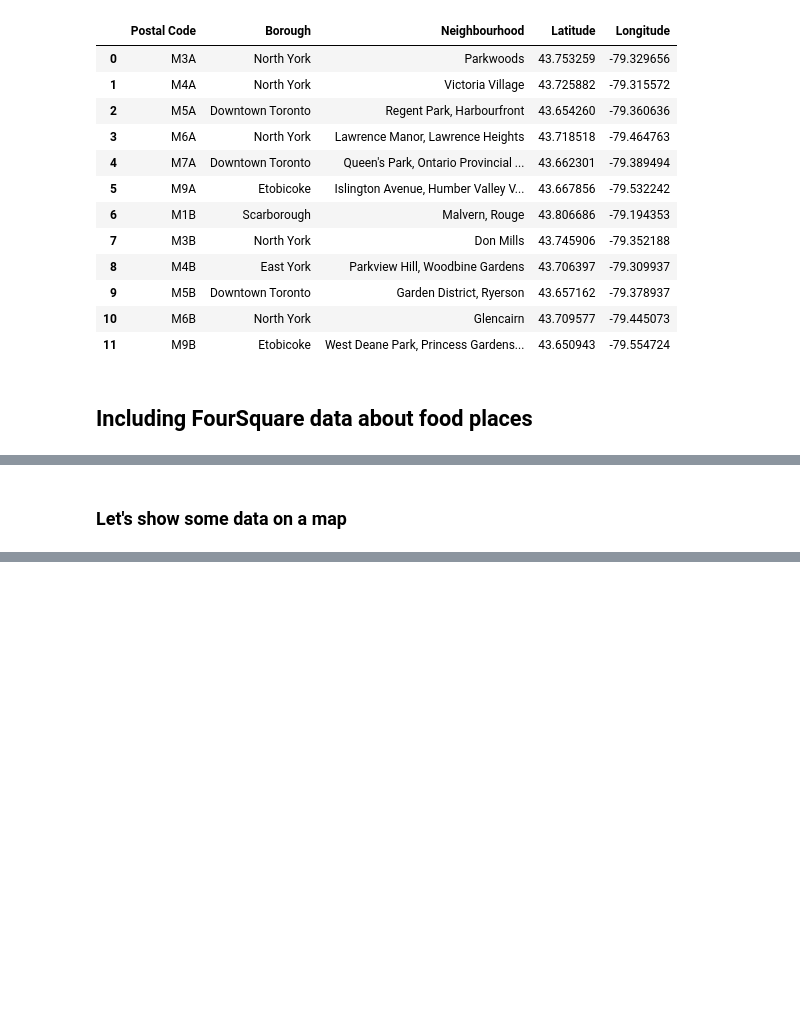
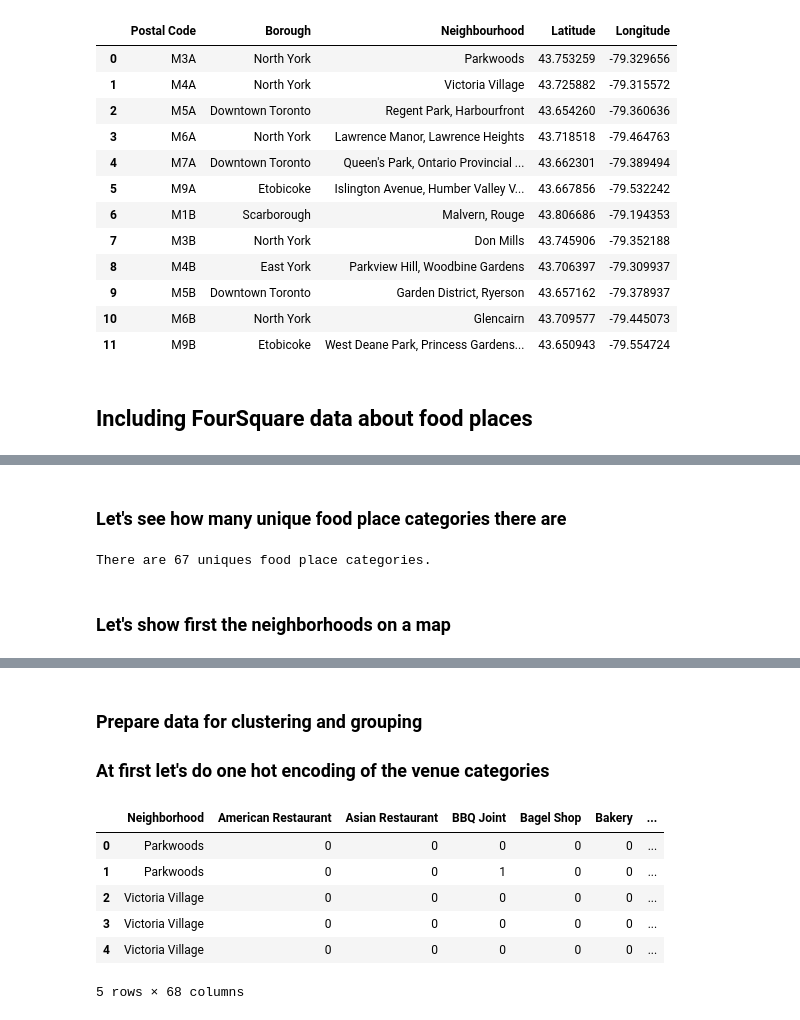
Before and after one commit to vesas/Coursera_Capstone, a Jupyter notebook: toronto_neighborhoods.ipynb, the cells around one changed output, grey strips where cells are left out. Cells and saved outputs as stored; diff of their text form; code cells hidden in the pictures; blank space fills up the shorter version.

```diff
--- a/toronto_neighborhoods.ipynb
+++ b/toronto_neighborhoods.ipynb
@@ -6,11 +11,15 @@
 ### Fetching and cleaning data
 # %%
 import pandas as pd
+import numpy as np
 
-page_content_list = pd.read_html("https://en.wikipedia.org/wiki/List_of_postal_codes_of_Canada:_M")
+#page_content_list = pd.read_html("https://en.wikipedia.org/wiki/List_of_postal_codes_of_Canada:_M")
 
 # Page contains several tables, let's access the first one
-df = page_content_list[0]
+#df = page_content_list[0]
+
+# During development to make things more reliable I had saved the resulting data into a CSV file
+df = pd.read_csv("postal_codes.csv")
 
 # let's look at the data we got
 print("df shape: " + str(df.shape))
@@ -107,6 +116,7 @@ CATEGORIES = FOOD_CATEGORY
 # %%
 
 import requests
+import json
 
 def getNearbyVenues(names, latitudes, longitudes, radius=500):
 
@@ -114,6 +124,7 @@ def getNearbyVenues(names, latitudes, longitudes, radius=500):
     for name, lat, lng in zip(names, latitudes, longitudes):
         print(name)
 
+        '''
         # create the API request URL
         url = 'https://api.foursquare.com/v2/venues/explore?&client_id={}&client_secret={}&v={}&ll={},{}&radius={}&categoryId={}&limit={}'.format(
             CLIENT_ID,
@@ -127,7 +138,18 @@ def getNearbyVenues(names, latitudes, longitudes, radius=500):
 
         # make the GET request
         json_res = requests.get(url).json()
+        '''
+
+        # The same here, during development to make things more reliable the resulting JSON was saved into a file for each neighborhood
+        #
+        # To fetch the data from Foursquare just uncomment the above code block and comment out the following 3 lines
+        #
+        f = open("venues_" + name.replace(",", "_") + ".txt", "r")
+        json_res = json.load(f)
+        f.close()
+
         #print( "json_res: " + str(json_res))
+
         results = json_res["response"]['groups'][0]['items']
         #print("results: " + str(results))
 
@@ -202,5 +218,11 @@ Mimico NW, The Queensway West, South of Bloor, Kingsway Park South West, Royal Y
+# %% [markdown]
+### Let's see how many unique food place categories there are
+# %%
+print('There are {} uniques food place categories.'.format(len(nearby_venues_df['Venue Category'].unique())))
+# %% [output]
+There are 67 uniques food place categories.
 # %% [markdown]
-### Let's show some data on a map
+### Let's show first the neighborhoods on a map
 # %%
 import folium
 
@@ -226,3 +248,28 @@ for lat, lng, borough, neighborhood in zip(df['Latitude'], df['Longitude'], df['
 map_toronto
 # %% [output]
 [interactive output not drawn]
+# %% [markdown]
+### Prepare data for clustering and grouping
+
+### At first let's do one hot encoding of the venue categories
+# %%
+
+# one hot encoding
+toronto_onehot = pd.get_dummies(nearby_venues_df[['Venue Category']], prefix="", prefix_sep="")
+
+# add neighborhood column back to dataframe
+toronto_onehot['Neighborhood'] = nearby_venues_df['Neighborhood']
+
+# move neighborhood column to the first column
+fixed_columns = [toronto_onehot.columns[-1]] + list(toronto_onehot.columns[:-1])
+toronto_onehot = toronto_onehot[fixed_columns]
+
+toronto_onehot.head()
+# %% [output]
+|  | Neighborhood | American Restaurant | Asian Restaurant | BBQ Joint | Bagel Shop | Bakery | ... |
+| 0 | Parkwoods | 0 | 0 | 0 | 0 | 0 | ... |
+| 1 | Parkwoods | 0 | 0 | 1 | 0 | 0 | ... |
+| 2 | Victoria Village | 0 | 0 | 0 | 0 | 0 | ... |
+| 3 | Victoria Village | 0 | 0 | 0 | 0 | 0 | ... |
+| 4 | Victoria Village | 0 | 0 | 0 | 0 | 0 | ... |
+5 rows × 68 columns
```
Also changed, not shown: parts of 8 cells of this notebook.
